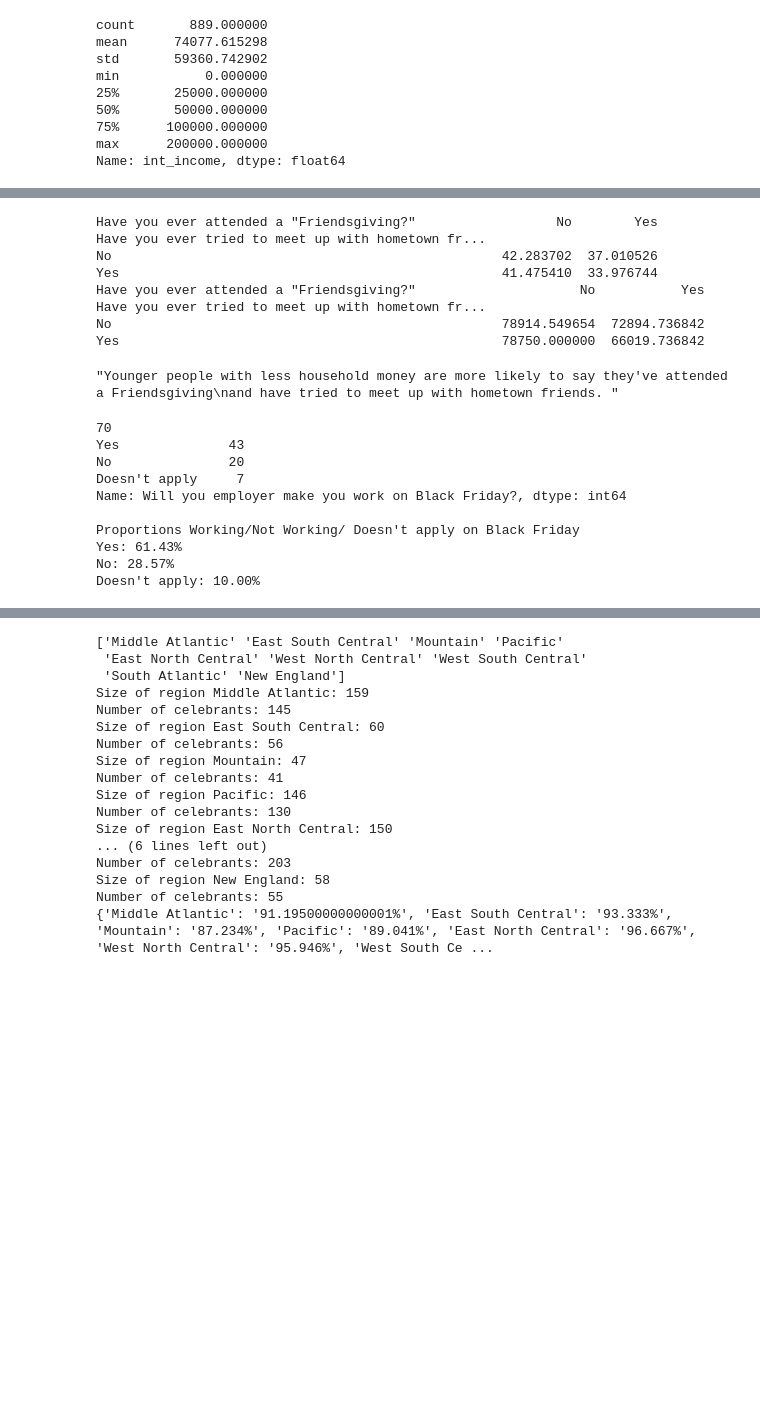
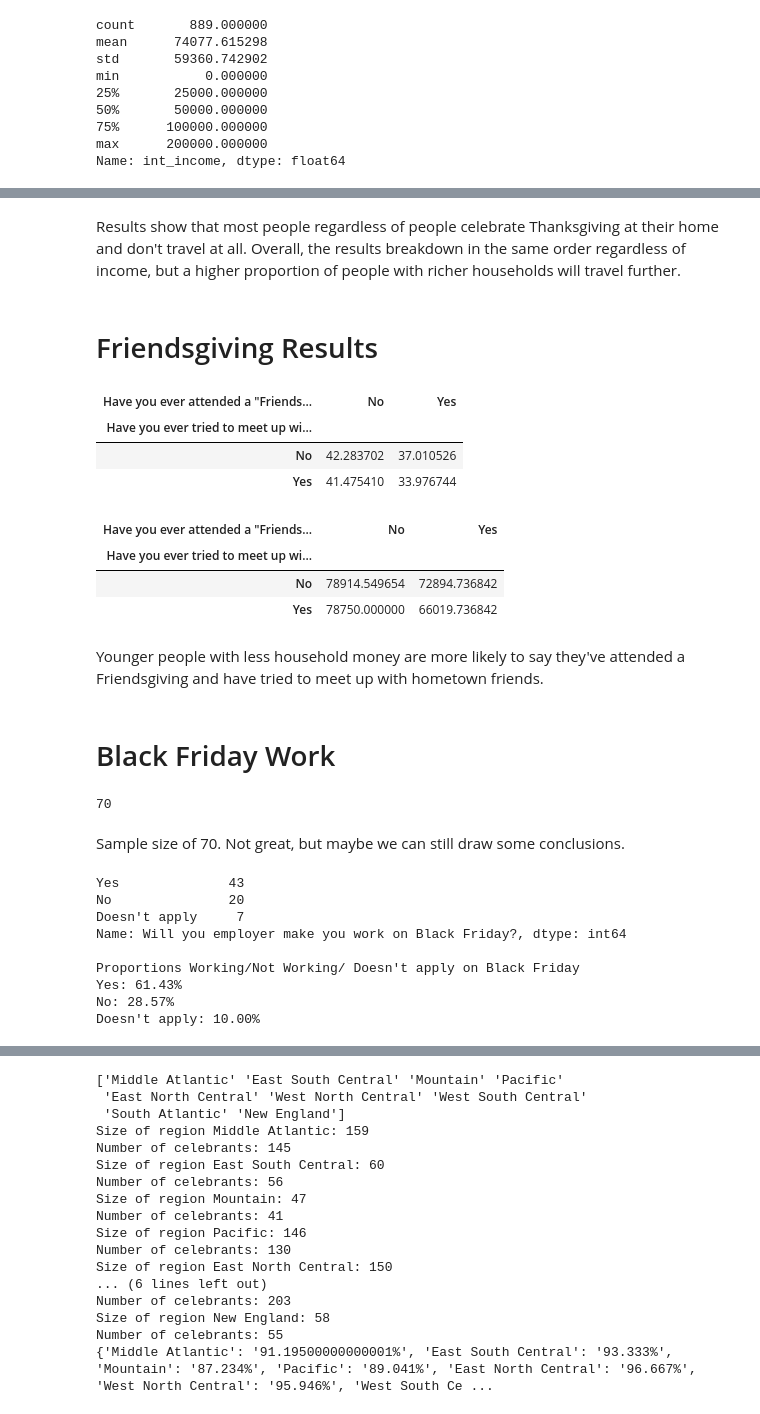
Before and after one commit to cidetraq/Thanksgiving_data, a Jupyter notebook: ThanksgivingProj.ipynb, the cells around one changed output, grey strips where cells are left out. Cells and saved outputs as stored; diff of their text form; code cells hidden in the pictures; blank space fills up the shorter version.

```diff
--- a/ThanksgivingProj.ipynb
+++ b/ThanksgivingProj.ipynb
@@ -183,27 +162,35 @@ Overall, the results breakdown in the same order regardless of income, but a hig
+# %% [markdown]
+Results show that most people regardless of people celebrate Thanksgiving at their home and don't travel at all. Overall, the results breakdown in the same order regardless of income, but a higher proportion of people with richer households will travel further.
+# %% [markdown]
+<h1>Friendsgiving Results</h1>
 # %%
-print(data.pivot_table(index="Have you ever tried to meet up with hometown friends on Thanksgiving night?"
-     , columns='Have you ever attended a "Friendsgiving?"', values='int_age'))
-
-print(data.pivot_table(index="Have you ever tried to meet up with hometown friends on Thanksgiving night?"
-     , columns='Have you ever attended a "Friendsgiving?"', values='int_income'))
+data.pivot_table(index="Have you ever tried to meet up with hometown friends on Thanksgiving night?"
+     , columns='Have you ever attended a "Friendsgiving?"', values='int_age')
 # %% [output]
-Have you ever attended a "Friendsgiving?"                  No        Yes
-Have you ever tried to meet up with hometown fr...
-No                                                  42.283702  37.010526
-Yes                                                 41.475410  33.976744
-Have you ever attended a "Friendsgiving?"                     No           Yes
-Have you ever tried to meet up with hometown fr...
-No                                                  78914.549654  72894.736842
-Yes                                                 78750.000000  66019.736842
+| Have you ever attended a "Friends... | No | Yes |
+| Have you ever tried to meet up wi... |  |  |
+| No | 42.283702 | 37.010526 |
+| Yes | 41.475410 | 33.976744 |
-# %%
-'''Younger people with less household money are more likely to say they\'ve attended a Friendsgiving
-and have tried to meet up with hometown friends. '''
-# %% [output]
-"Younger people with less household money are more likely to say they've attended a Friendsgiving\nand have tried to meet up with hometown friends. "
+# %%
+data.pivot_table(index="Have you ever tried to meet up with hometown friends on Thanksgiving night?"
+     , columns='Have you ever attended a "Friendsgiving?"', values='int_income')
+# %% [output]
+| Have you ever attended a "Friends... | No | Yes |
+| Have you ever tried to meet up wi... |  |  |
+| No | 78914.549654 | 72894.736842 |
+| Yes | 78750.000000 | 66019.736842 |
+# %% [markdown]
+Younger people with less household money are more likely to say they've attended a Friendsgiving and have tried to meet up with hometown friends.
+# %% [markdown]
+<h1>Black Friday Work</h1>
+# %%
+retailWorkers=data[data['Do you work in retail?']=='Yes']
+print(len(retailWorkers))
+# %% [output]
+70
+# %% [markdown]
+Sample size of 70. Not great, but maybe we can still draw some conclusions.
 # %%
-retailWorkers=data[data['Do you work in retail?']=='Yes']
-print(len(retailWorkers))
-#Sample size of 70. Not great, but maybe we can still draw some conclusions.
 workingOnBlackFriday=data['Will you employer make you work on Black Friday?'].dropna()
 print(workingOnBlackFriday.value_counts())
 values=workingOnBlackFriday.value_counts().to_dict()
@@ -212,7 +199,6 @@ for key in values:
     prop=values[key]*100/len(retailWorkers)
     print(str(key)+': '+'%.2f' %prop +'%')
 # %% [output]
-70
 Yes              43
 No               20
 Doesn't apply     7
```
Also changed, not shown: parts of 31 cells of this notebook.
